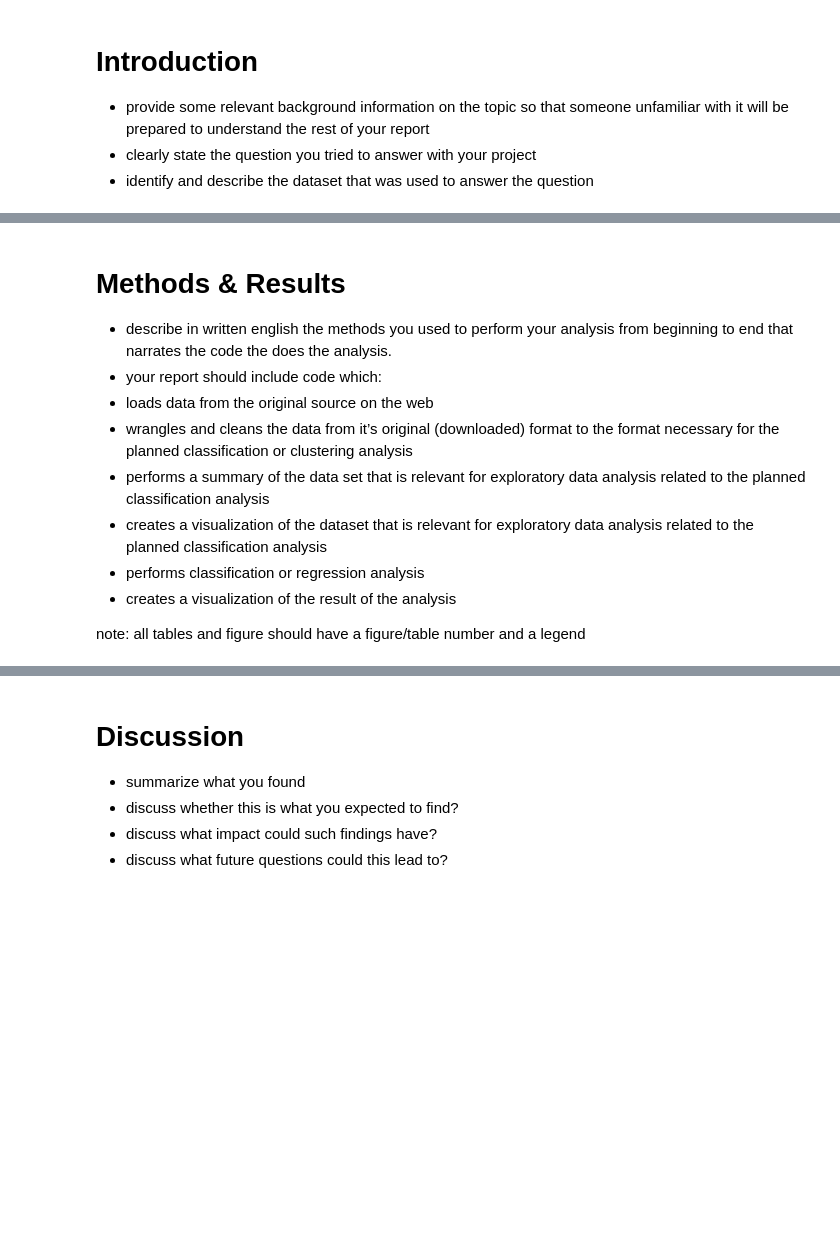
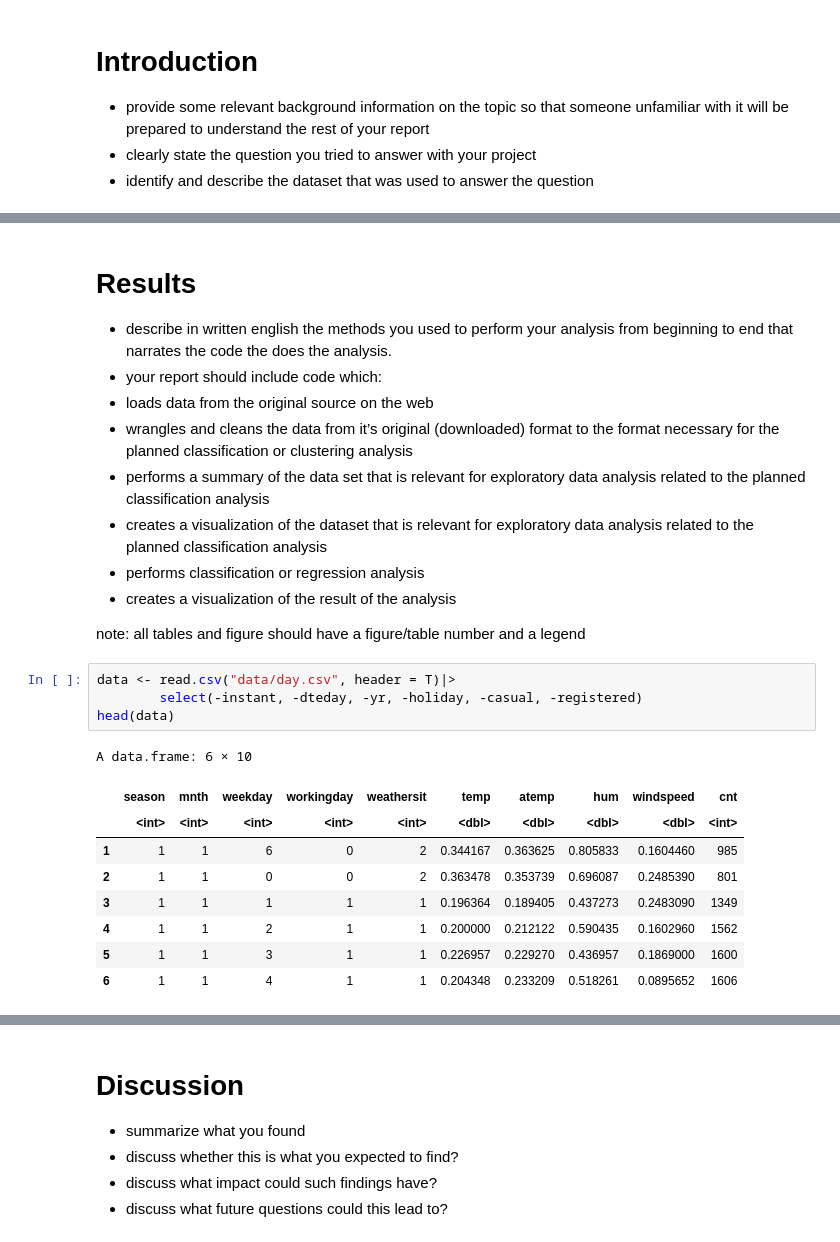
Before and after one commit to DSCI-310-2023/dsci-310-group-6, a Jupyter notebook: analysis.ipynb, the cells around one changed output, grey strips where cells are left out. Saved outputs shown, nothing was run; the diff lists cells and outputs as text; blank space fills up the shorter version.

```diff
--- a/analysis.ipynb
+++ b/analysis.ipynb
@@ -26,5 +68,5 @@ A data.frame: 6 × 17
 # %% [markdown]
-# Methods & Results
+# Results
 - describe in written english the methods you used to perform your analysis from beginning to end that narrates the code the does the analysis.
 - your report should include code which:
 - loads data from the original source on the web
@@ -36,3 +78,17 @@ A data.frame: 6 × 17
 
 
 note: all tables and figure should have a figure/table number and a legend
+# %%
+data <- read.csv("data/day.csv", header = T)|>
+        select(-instant, -dteday, -yr, -holiday, -casual, -registered)
+head(data)
+# %% [output]
+A data.frame: 6 × 10
+|  | season | mnth | weekday | workingday | weathersit | temp | atemp | hum | windspeed | cnt |
+|  | <int> | <int> | <int> | <int> | <int> | <dbl> | <dbl> | <dbl> | <dbl> | <int> |
+| 1 | 1 | 1 | 6 | 0 | 2 | 0.344167 | 0.363625 | 0.805833 | 0.1604460 | 985 |
+| 2 | 1 | 1 | 0 | 0 | 2 | 0.363478 | 0.353739 | 0.696087 | 0.2485390 | 801 |
+| 3 | 1 | 1 | 1 | 1 | 1 | 0.196364 | 0.189405 | 0.437273 | 0.2483090 | 1349 |
+| 4 | 1 | 1 | 2 | 1 | 1 | 0.200000 | 0.212122 | 0.590435 | 0.1602960 | 1562 |
+| 5 | 1 | 1 | 3 | 1 | 1 | 0.226957 | 0.229270 | 0.436957 | 0.1869000 | 1600 |
+| 6 | 1 | 1 | 4 | 1 | 1 | 0.204348 | 0.233209 | 0.518261 | 0.0895652 | 1606 |
```
Also changed, not shown: parts of 10 cells of this notebook.
